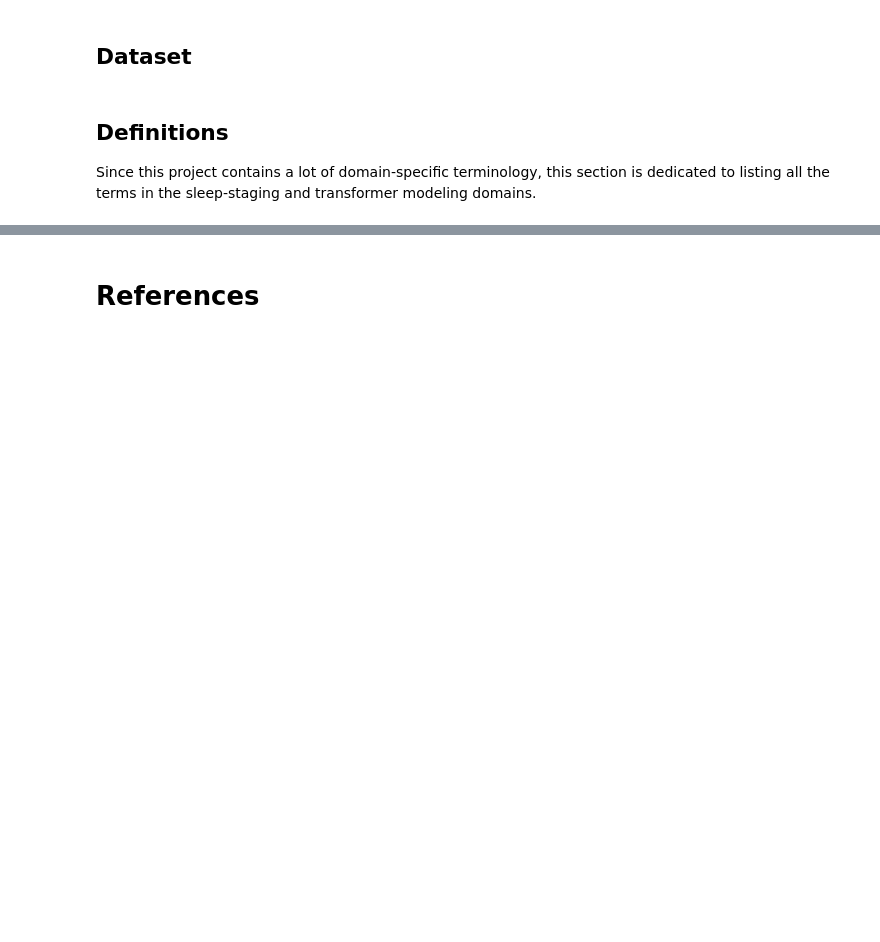
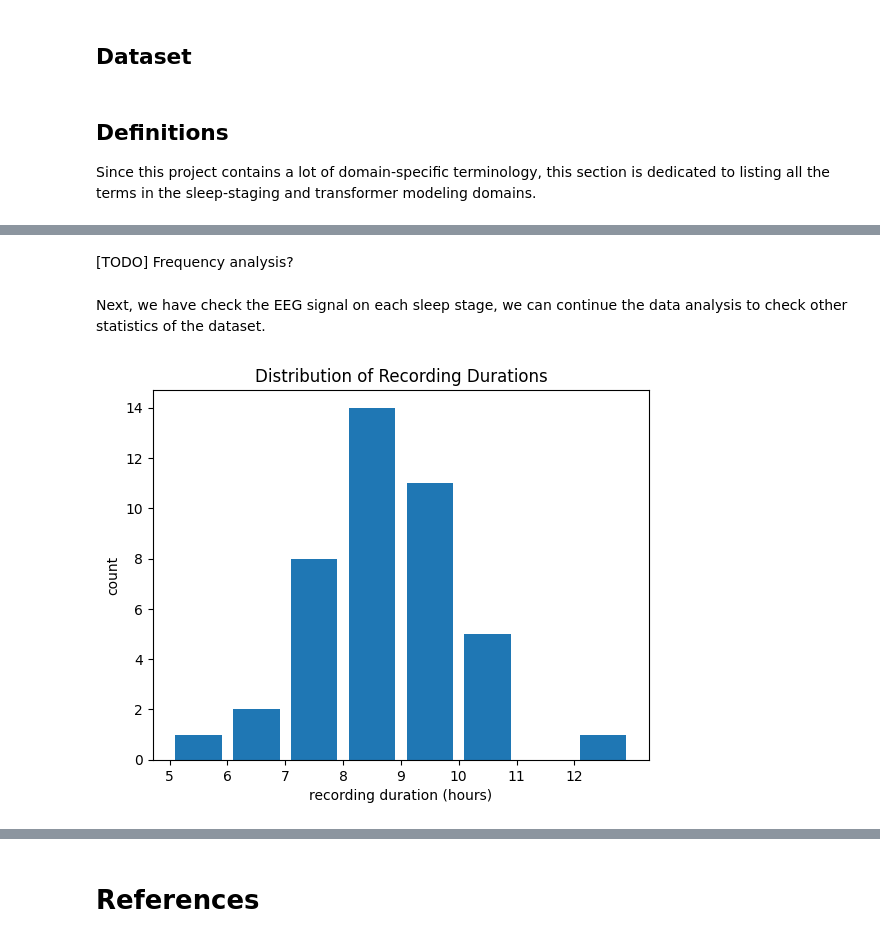
Before and after one commit to fandayp/exploratory, a Jupyter notebook: sleep-stage-clf-transformer.ipynb, the cells around one changed output, grey strips where cells are left out. Saved outputs shown, nothing was run; the diff lists cells and outputs as text; code cells hidden in the pictures; blank space fills up the shorter version.

```diff
--- a/sleep-stage-clf-transformer.ipynb
+++ b/sleep-stage-clf-transformer.ipynb
@@ -101,0 +245,22 @@ Subject details    : X F X Female_33yr
+# %% [markdown]
+[TODO] Frequency analysis?
+# %% [markdown]
+Next, we have check the EEG signal on each sleep stage, we can continue the data analysis to check other statistics of the dataset.
+# %%
+# Distribution of the recording length
+fs = 100
+
+rec_len = []
+for sample in data:
+    len_s = sample["x"].shape[0] * sample["x"].shape[1] / fs
+    len_h = len_s / 3600
+    rec_len.append(len_h)
+
+plt.hist(rec_len, bins=range(5, 14), rwidth=0.8) # [7, 8, 9, 10, 11]
+plt.xticks(range(5, 13))
+plt.xlabel("recording duration (hours)")
+plt.ylabel("count")
+plt.title("Distribution of Recording Durations")
+plt.show()
+# %% [output]
+[figure, added]
```
Also changed, not shown: parts of 22 cells of this notebook.
